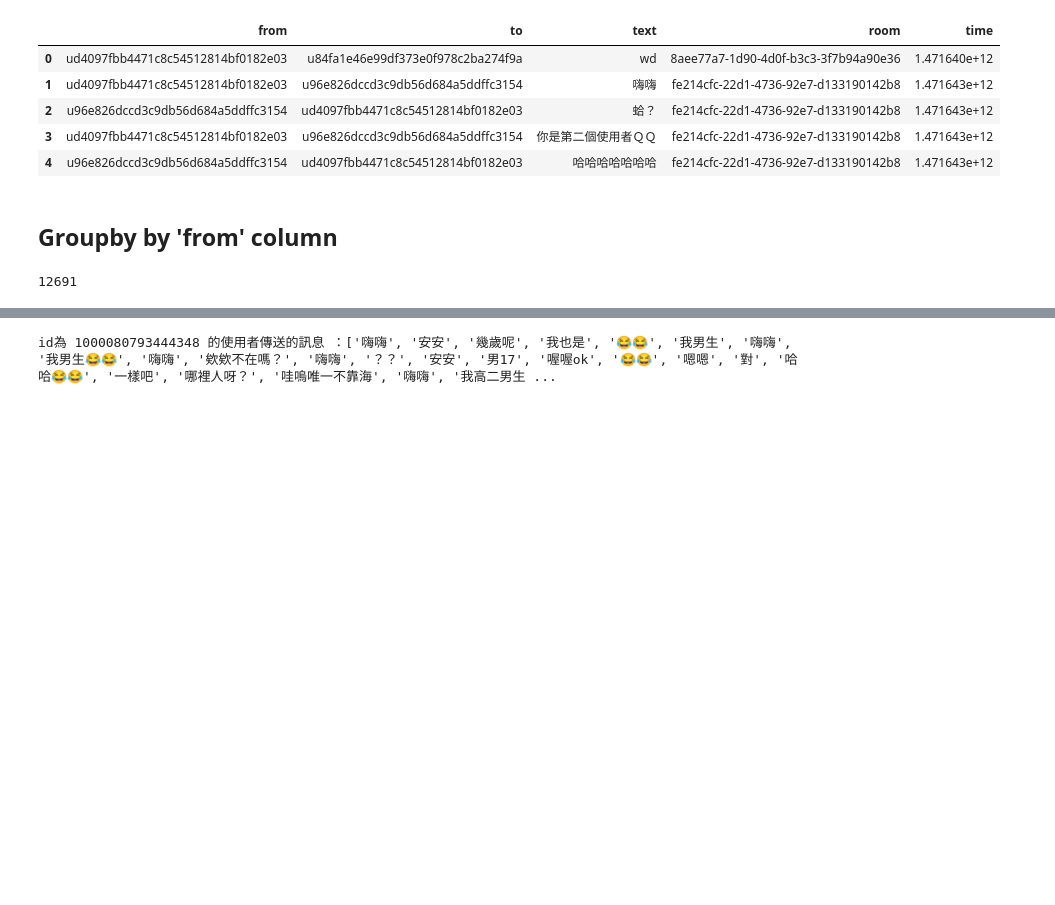
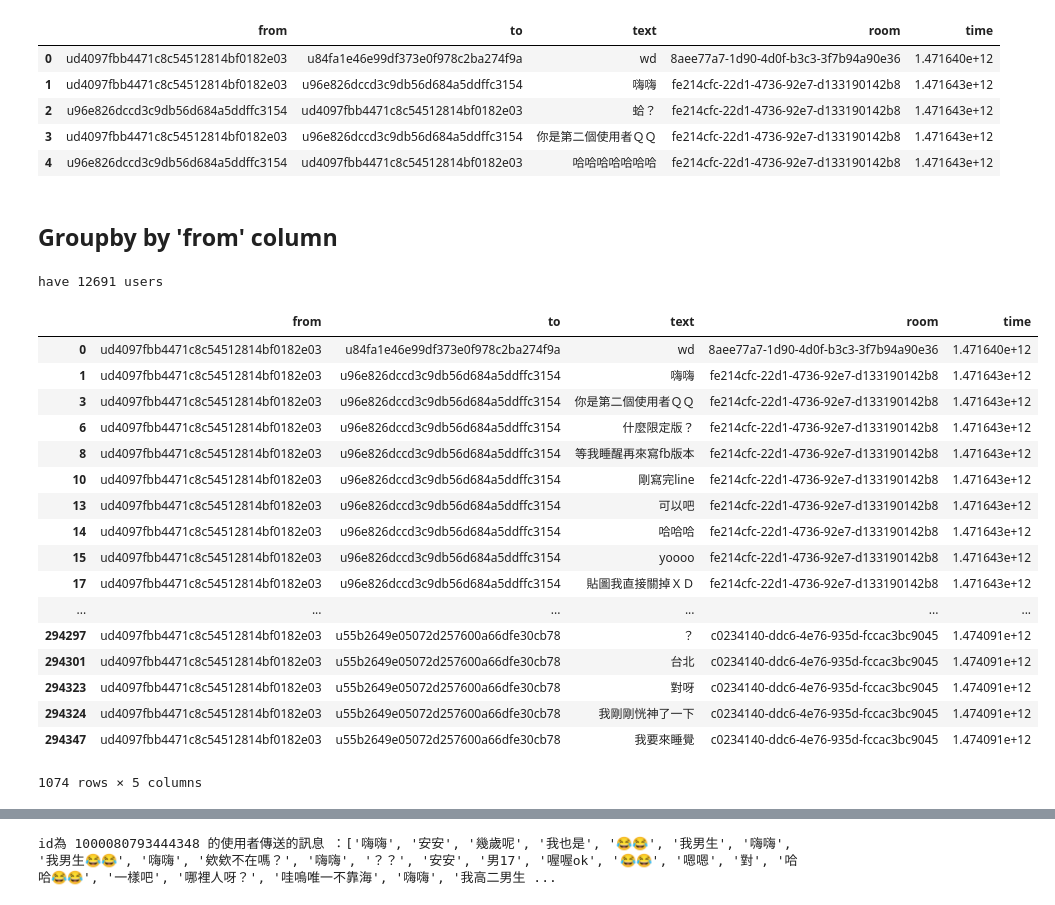
Before and after one commit to tan-i-ham/gp_new, a Jupyter notebook: million_reserch.ipynb, the cells around one changed output, grey strips where cells are left out. Cells and saved outputs as stored; diff of their text form; code cells hidden in the pictures; blank space fills up the shorter version.

```diff
--- a/million_reserch.ipynb
+++ b/million_reserch.ipynb
@@ -28,8 +29,29 @@ df.head()
 ## Groupby by 'from' column
 # %%
 grouped_data = df.groupby('from')['text'].apply(list).reset_index()
-len(grouped_data)
+print('have {} users'.format(len(grouped_data)))
 # %% [output]
-12691
+have 12691 users
+# %%
+df.loc[df['from'] == 'ud4097fbb4471c8c54512814bf0182e03']
+# %% [output]
+|  | from | to | text | room | time |
+| 0 | ud4097fbb4471c8c54512814bf0182e03 | u84fa1e46e99df373e0f978c2ba274f9a | wd | 8aee77a7-1d90-4d0f-b3c3-3f7b94a90e36 | 1.471640e+12 |
+| 1 | ud4097fbb4471c8c54512814bf0182e03 | u96e826dccd3c9db56d684a5ddffc3154 | 嗨嗨 | fe214cfc-22d1-4736-92e7-d133190142b8 | 1.471643e+12 |
+| 3 | ud4097fbb4471c8c54512814bf0182e03 | u96e826dccd3c9db56d684a5ddffc3154 | 你是第二個使用者ＱＱ | fe214cfc-22d1-4736-92e7-d133190142b8 | 1.471643e+12 |
+| 6 | ud4097fbb4471c8c54512814bf0182e03 | u96e826dccd3c9db56d684a5ddffc3154 | 什麼限定版？ | fe214cfc-22d1-4736-92e7-d133190142b8 | 1.471643e+12 |
+| 8 | ud4097fbb4471c8c54512814bf0182e03 | u96e826dccd3c9db56d684a5ddffc3154 | 等我睡醒再來寫fb版本 | fe214cfc-22d1-4736-92e7-d133190142b8 | 1.471643e+12 |
+| 10 | ud4097fbb4471c8c54512814bf0182e03 | u96e826dccd3c9db56d684a5ddffc3154 | 剛寫完line | fe214cfc-22d1-4736-92e7-d133190142b8 | 1.471643e+12 |
+| 13 | ud4097fbb4471c8c54512814bf0182e03 | u96e826dccd3c9db56d684a5ddffc3154 | 可以吧 | fe214cfc-22d1-4736-92e7-d133190142b8 | 1.471643e+12 |
+| 14 | ud4097fbb4471c8c54512814bf0182e03 | u96e826dccd3c9db56d684a5ddffc3154 | 哈哈哈 | fe214cfc-22d1-4736-92e7-d133190142b8 | 1.471643e+12 |
+| 15 | ud4097fbb4471c8c54512814bf0182e03 | u96e826dccd3c9db56d684a5ddffc3154 | yoooo | fe214cfc-22d1-4736-92e7-d133190142b8 | 1.471643e+12 |
+| 17 | ud4097fbb4471c8c54512814bf0182e03 | u96e826dccd3c9db56d684a5ddffc3154 | 貼圖我直接關掉ＸＤ | fe214cfc-22d1-4736-92e7-d133190142b8 | 1.471643e+12 |
+| ... | ... | ... | ... | ... | ... |
+| 294297 | ud4097fbb4471c8c54512814bf0182e03 | u55b2649e05072d257600a66dfe30cb78 | ？ | c0234140-ddc6-4e76-935d-fccac3bc9045 | 1.474091e+12 |
+| 294301 | ud4097fbb4471c8c54512814bf0182e03 | u55b2649e05072d257600a66dfe30cb78 | 台北 | c0234140-ddc6-4e76-935d-fccac3bc9045 | 1.474091e+12 |
+| 294323 | ud4097fbb4471c8c54512814bf0182e03 | u55b2649e05072d257600a66dfe30cb78 | 對呀 | c0234140-ddc6-4e76-935d-fccac3bc9045 | 1.474091e+12 |
+| 294324 | ud4097fbb4471c8c54512814bf0182e03 | u55b2649e05072d257600a66dfe30cb78 | 我剛剛恍神了一下 | c0234140-ddc6-4e76-935d-fccac3bc9045 | 1.474091e+12 |
+| 294347 | ud4097fbb4471c8c54512814bf0182e03 | u55b2649e05072d257600a66dfe30cb78 | 我要來睡覺 | c0234140-ddc6-4e76-935d-fccac3bc9045 | 1.474091e+12 |
+1074 rows × 5 columns
 # %%
 grouped_data.head()
```
Also changed, not shown: parts of 33 cells of this notebook, 2 other files.
